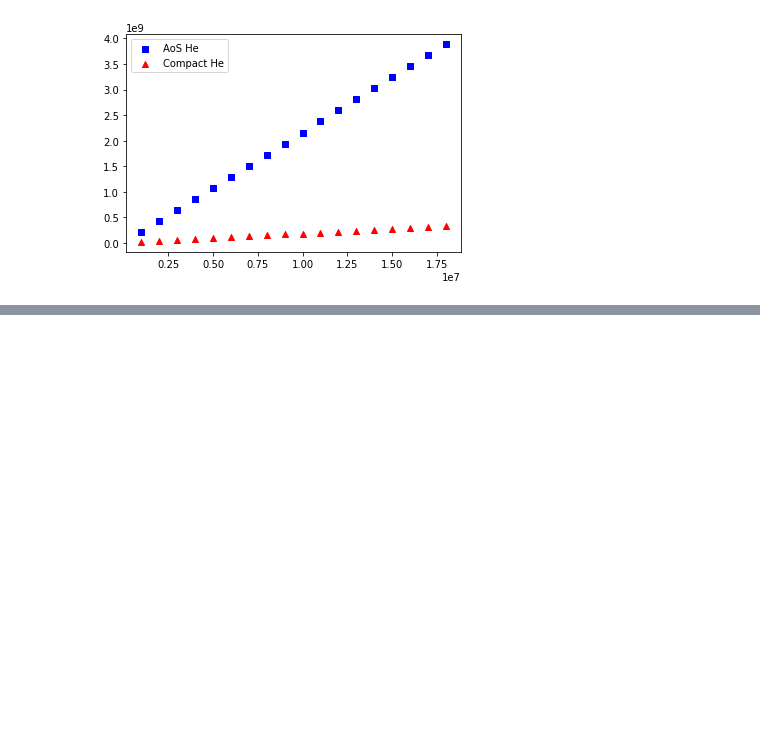
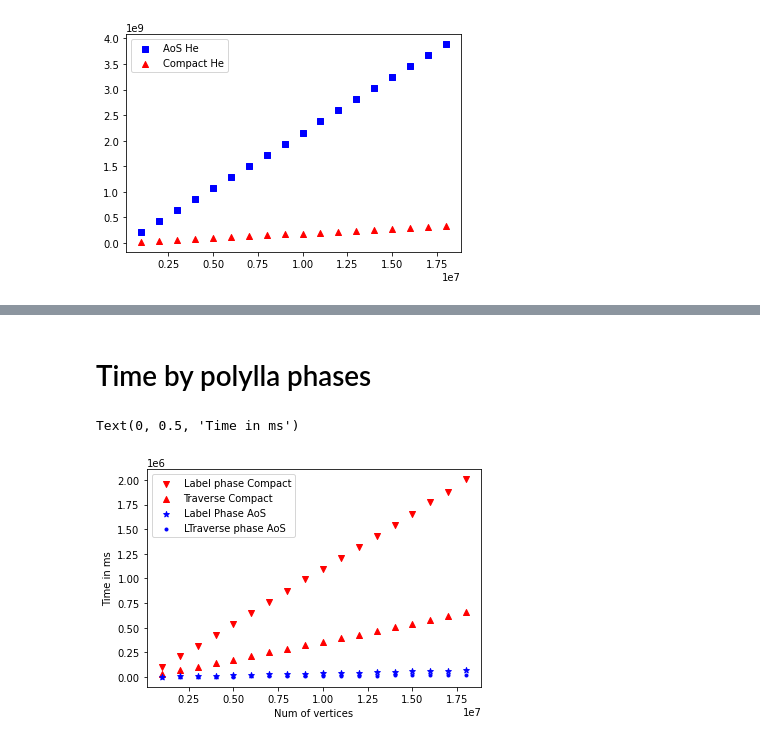
Before and after one commit to ssalinasfe/Compact-Polylla-Mesh, a Jupyter notebook: pruebas/output/plots.ipynb, the cells around one changed output, grey strips where cells are left out. Drawn from its saved outputs; the diff is of its cells as text; code cells hidden in the pictures; blank space fills up the shorter version.

```diff
--- a/pruebas/output/plots.ipynb
+++ b/pruebas/output/plots.ipynb
@@ -148,0 +182,17 @@ plt.ticklabel_format(style='sci', axis='x', scilimits=(0,0))
+# %% [markdown]
+# Time by polylla phases
+# %%
+plt.scatter(data_time_compact.n_vertices, data_time_compact.Label_phase, c="red",marker="v", label='Label phase Compact')
+plt.scatter(data_time_compact.n_vertices, data_time_compact.time_to_traversal, c="red",marker="^", label='Traverse Compact')
+#plt.scatter(data_time_compact.n_vertices, data_time_compact.time_to_repair, c="red",marker="<", label='Repair Compact')
+
+plt.scatter(data_time.n_vertices, data_time.Label_phase, c="blue" ,marker="*",  label='Label Phase AoS')
+plt.scatter(data_time.n_vertices, data_time.time_to_traversal, c="blue" ,marker=".",  label='LTraverse phase AoS')
+#plt.scatter(data_time.n_vertices, data_time.time_to_repair, c="blue" ,marker="3",  label='Repair AoS')
+plt.legend()
+plt.ticklabel_format(style='sci', axis='x', scilimits=(0,0))
+plt.xlabel("Num of vertices")
+plt.ylabel("Time in ms")
+# %% [output]
+Text(0, 0.5, 'Time in ms')
+[figure, added]
```
Also changed, not shown: parts of 7 cells of this notebook, 1 other file.
